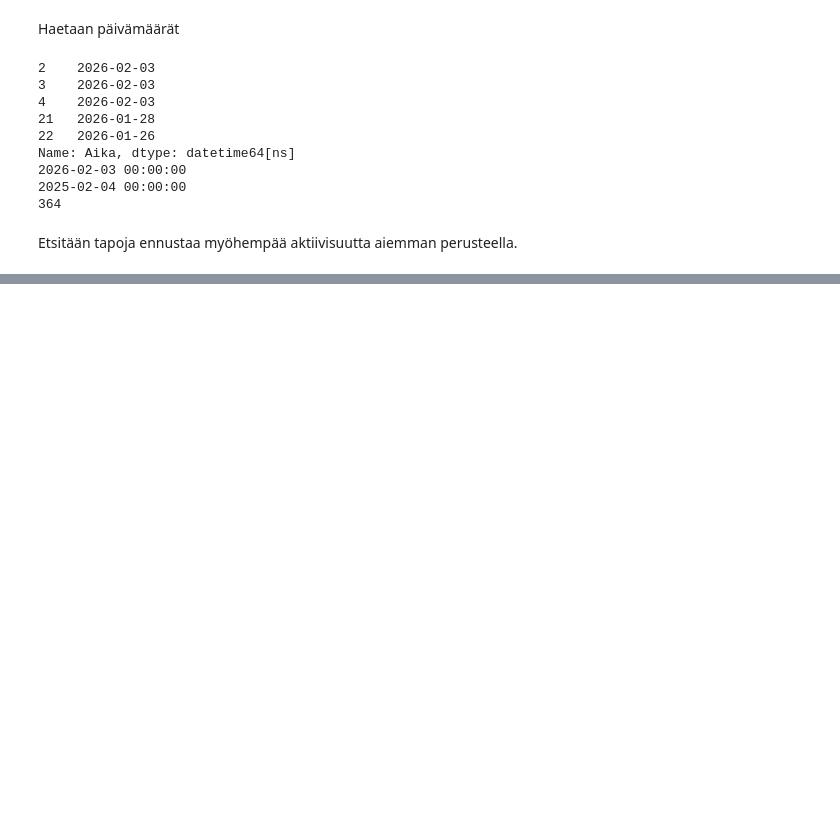
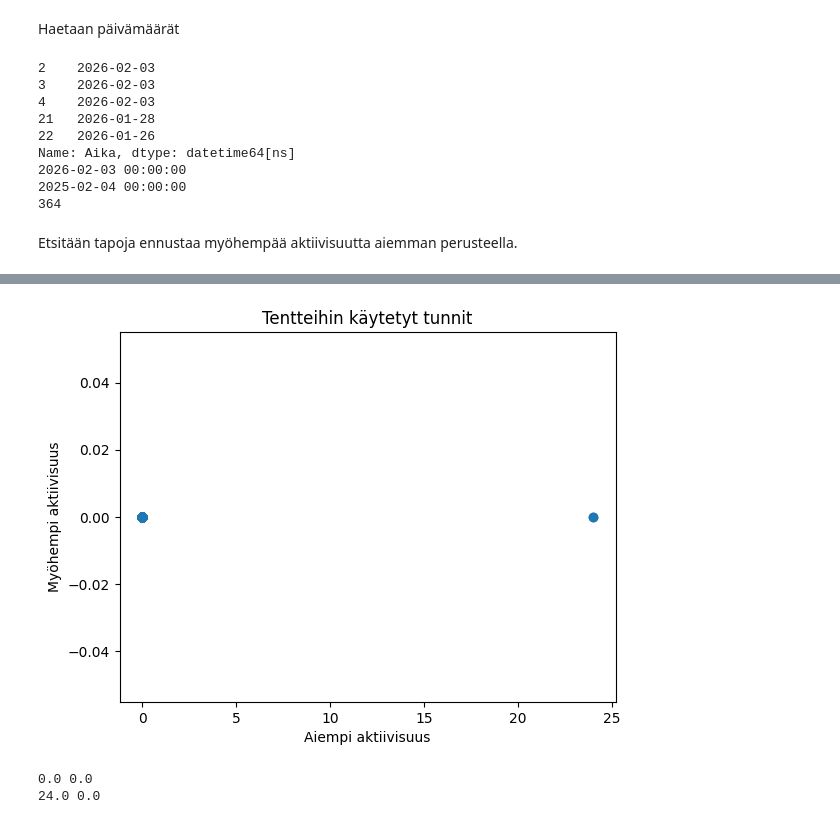
Before and after one commit to Colabres/moodle-analytics-pipeline, a Jupyter notebook: Data_exploraatioJT.ipynb, the cells around one changed output, grey strips where cells are left out. Cells and saved outputs as stored; diff of their text form; code cells hidden in the pictures; blank space fills up the shorter version.

Commit message:
bug in exam time function fixed

```diff
--- a/Data_exploraatioJT.ipynb
+++ b/Data_exploraatioJT.ipynb
@@ -217,0 +196,56 @@ print(earlyavgs.max(), earlyavgs.min())
+# %%
+activity = logs1[logs1["Kuvaus"].isin(["Tenttivastaus palautettu", "Tenttiin vastaaminen aloitettu"])]
+neljannes = ((activity["Aika"].max()-activity["Aika"].min()))/4
+early = activity[activity["Aika"]-activity["Aika"].min() <= neljannes]
+later = activity[activity["Aika"]-activity["Aika"].min() > neljannes]
+earlyavgs = np.empty(shape=0)
+lateravgs = np.empty(shape=0)
+for i in ids:
+    sr = "The user with id '"+i
+    earlyactivity = pd.concat([early[early["Alkuperä"].str.startswith(sr) == True], early[early["Unnamed: 6"].str.startswith(sr) == True]])
+    lateractivity = pd.concat([later[later["Alkuperä"].str.startswith(sr) == True], later[later["Unnamed: 6"].str.startswith(sr) == True]])
+    earlyactivity = earlyactivity.sort_values(by="Aika").to_numpy()
+    lateractivity = lateractivity.sort_values(by="Aika").to_numpy()
+#    if len(earlyactivity) > 0:
+#        print(earlyactivity[0])
+#    if len(lateractivity) > 0:
+#        print(lateractivity[0])
+    total_time = 0
+    counter = 0
+    start_time = None
+    if len(earlyactivity) > 0:
+        for l in earlyactivity:
+            if l[4] == "Tenttiin vastaaminen aloitettu":#Kuvaus
+                if counter == 0:
+                    start_time = l[0]
+                counter += 1
+            else:
+                counter -= 1
+                if counter == 0:
+                    total_time += (l[0]-start_time).total_seconds()/3600
+                    start_time = None
+    earlyavgs = np.append(earlyavgs, total_time)
+    total_time = 0
+    if len(lateractivity) > 0:
+        for l in lateractivity:
+            if l[4] == "Tenttiin vastaaminen aloitettu":#Kuvaus
+                if counter == 0:
+                    start_time = l[0]
+                counter += 1
+            else:
+                counter -= 1
+                if counter == 0:
+                    total_time += (l[0]-start_time).total_seconds()/3600
+                    start_time = None
+    lateravgs = np.append(lateravgs, total_time)
+plt.title("Tentteihin käytetyt tunnit")
+plt.xlabel("Aiempi aktiivisuus")
+plt.ylabel("Myöhempi aktiivisuus")
+plt.scatter(earlyavgs, lateravgs)
+plt.show()
+print(lateravgs.max(), lateravgs.min())
+print(earlyavgs.max(), earlyavgs.min())
+# %% [output]
+[figure, added]
+0.0 0.0
+24.0 0.0
```
Also changed, not shown: parts of 3 cells of this notebook, 1 other file.
